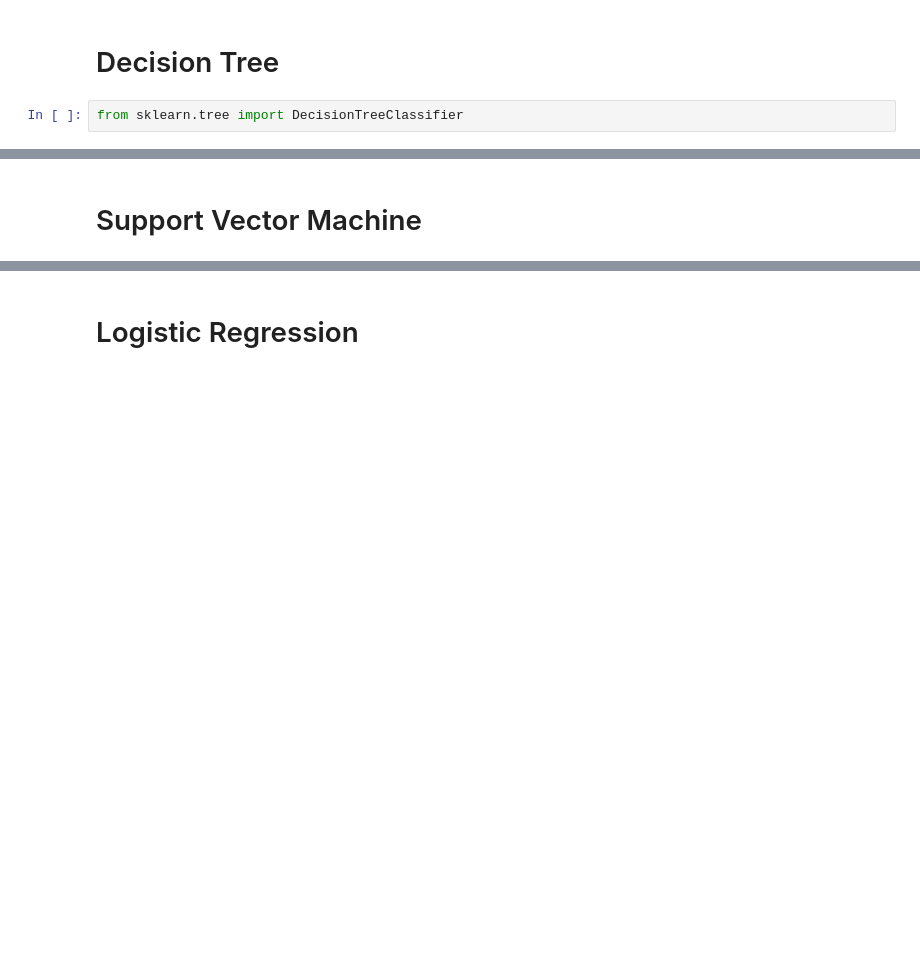
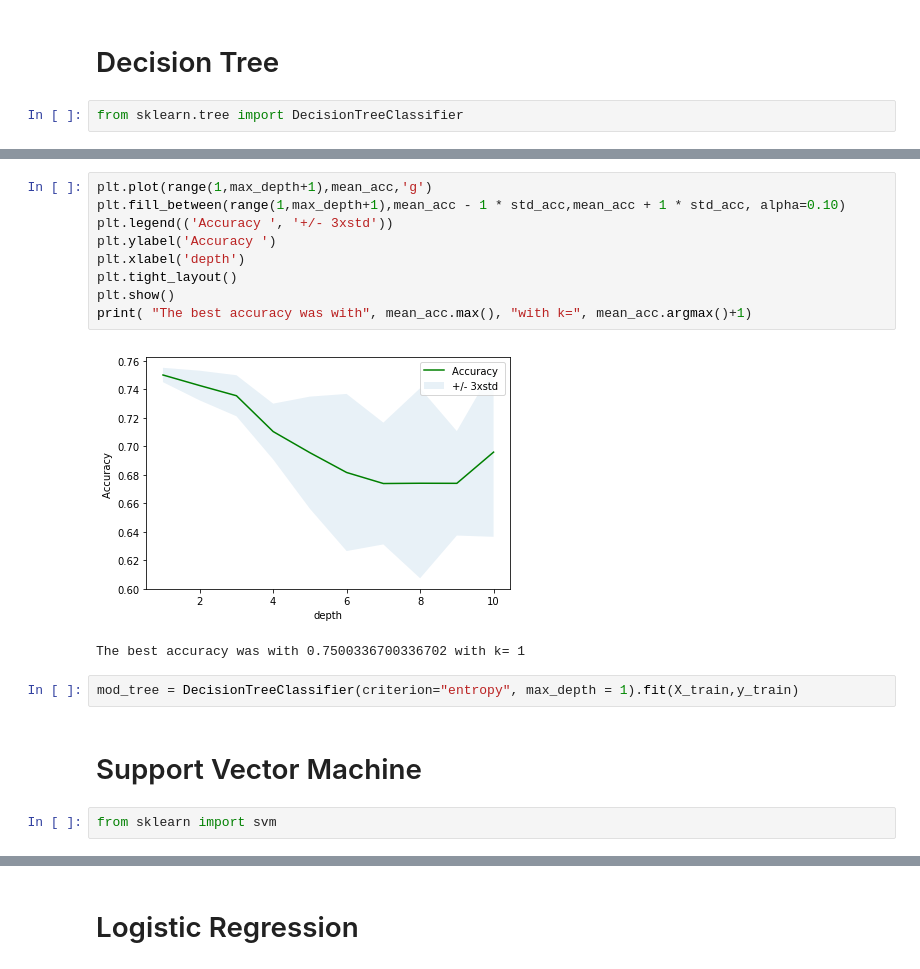
Before and after one commit to gfairhurst/IBM_capstone_project, a Jupyter notebook: Coursera_Capstone_Project.ipynb, the cells around one changed output, grey strips where cells are left out. Saved outputs shown, nothing was run; the diff lists cells and outputs as text; blank space fills up the shorter version.

```diff
--- a/Coursera_Capstone_Project.ipynb
+++ b/Coursera_Capstone_Project.ipynb
@@ -333,2 +352,18 @@ from sklearn.tree import DecisionTreeClassifier
+# %%
+plt.plot(range(1,max_depth+1),mean_acc,'g')
+plt.fill_between(range(1,max_depth+1),mean_acc - 1 * std_acc,mean_acc + 1 * std_acc, alpha=0.10)
+plt.legend(('Accuracy ', '+/- 3xstd'))
+plt.ylabel('Accuracy ')
+plt.xlabel('depth')
+plt.tight_layout()
+plt.show()
+print( "The best accuracy was with", mean_acc.max(), "with k=", mean_acc.argmax()+1)
+# %% [output]
+[figure, added]
+The best accuracy was with 0.7500336700336702 with k= 1
+# %%
+mod_tree = DecisionTreeClassifier(criterion="entropy", max_depth = 1).fit(X_train,y_train)
 # %% [markdown]
 # Support Vector Machine
+# %%
+from sklearn import svm
```
Also changed, not shown: parts of 16 cells of this notebook.
